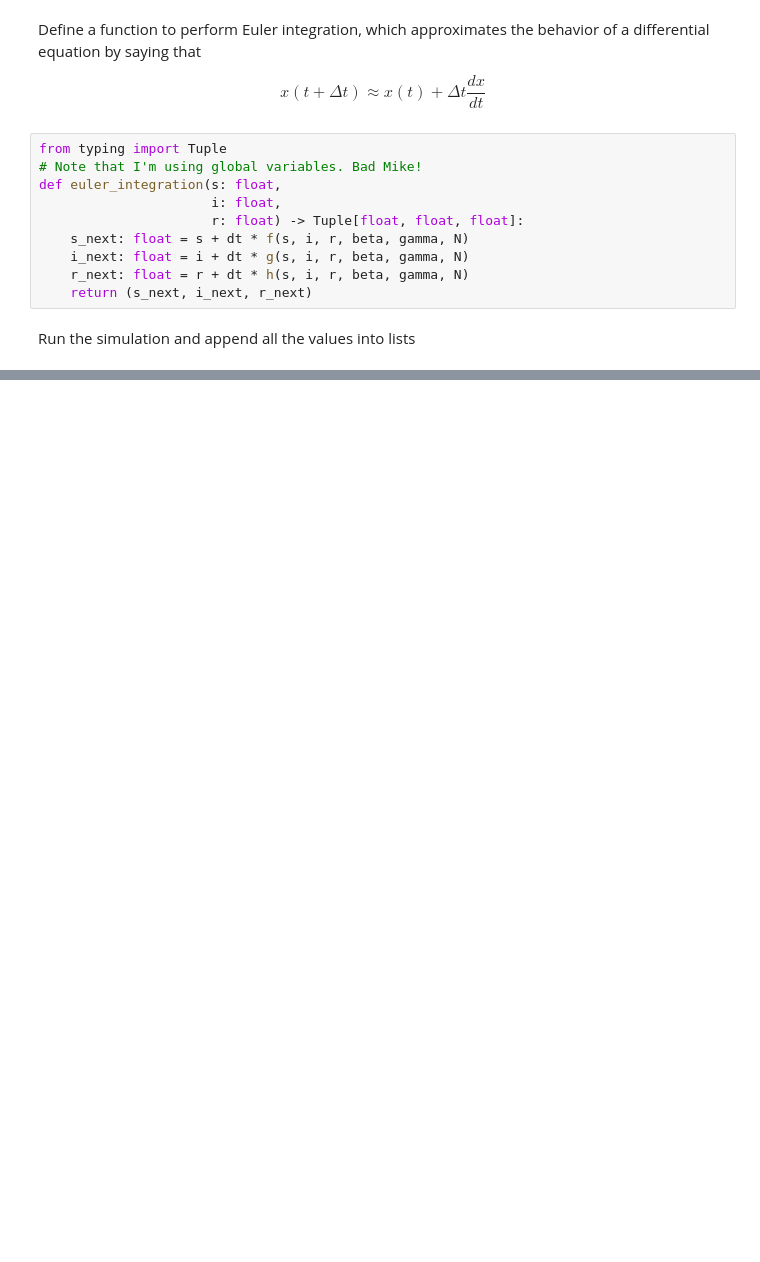
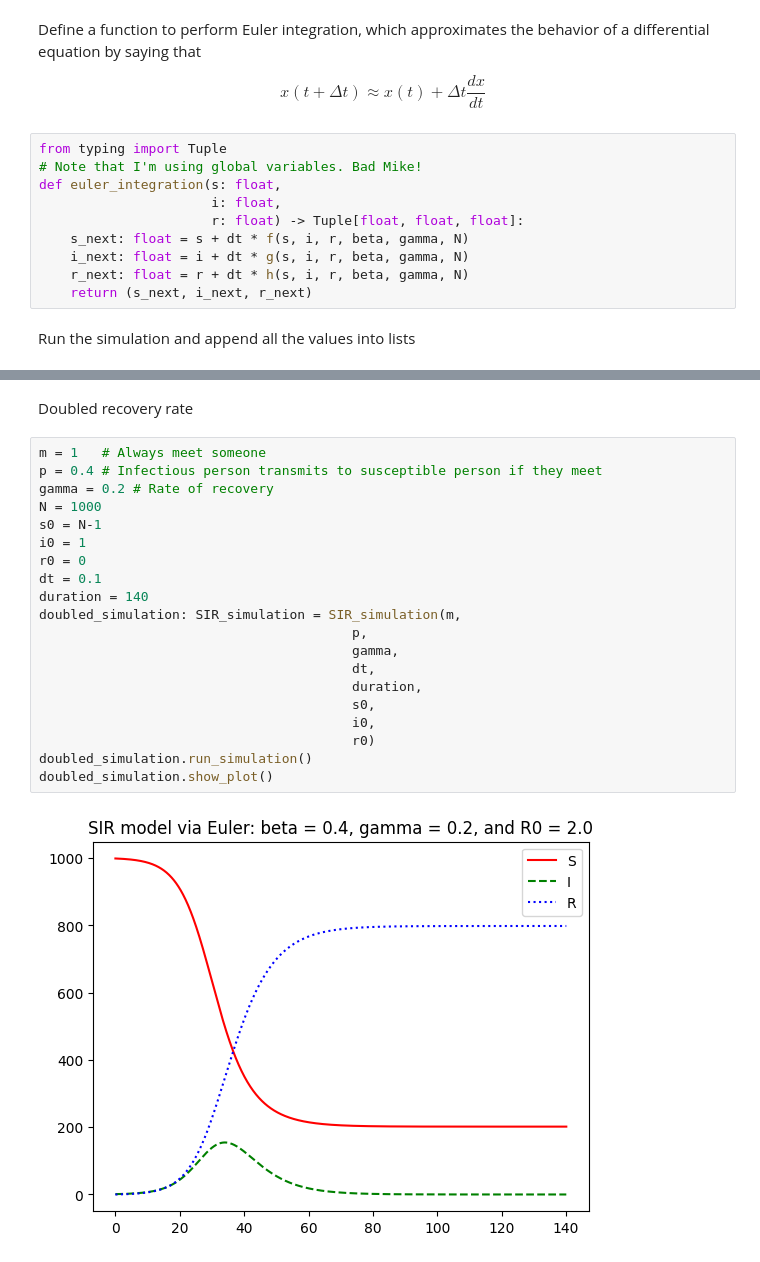
Before and after one commit to MichaelAGoodrich/cs575-homework-1-fall-2025, a Jupyter notebook: src/in_class_exercises/SIR_practice.ipynb, the cells around one changed output, grey strips where cells are left out. Drawn from its saved outputs; the diff is of its cells as text; blank space fills up the shorter version.

```diff
--- a/src/in_class_exercises/SIR_practice.ipynb
+++ b/src/in_class_exercises/SIR_practice.ipynb
@@ -89,0 +249,24 @@ run_and_plot()
+# %% [markdown]
+Doubled recovery rate
+# %%
+m = 1   # Always meet someone
+p = 0.4 # Infectious person transmits to susceptible person if they meet
+gamma = 0.2 # Rate of recovery
+N = 1000
+s0 = N-1
+i0 = 1
+r0 = 0
+dt = 0.1
+duration = 140
+doubled_simulation: SIR_simulation = SIR_simulation(m,
+                                        p,
+                                        gamma,
+                                        dt,
+                                        duration,
+                                        s0,
+                                        i0,
+                                        r0)
+doubled_simulation.run_simulation()
+doubled_simulation.show_plot()
+# %% [output]
+[figure, added]
```
Also changed, not shown: parts of 11 cells of this notebook, 2 other files.
